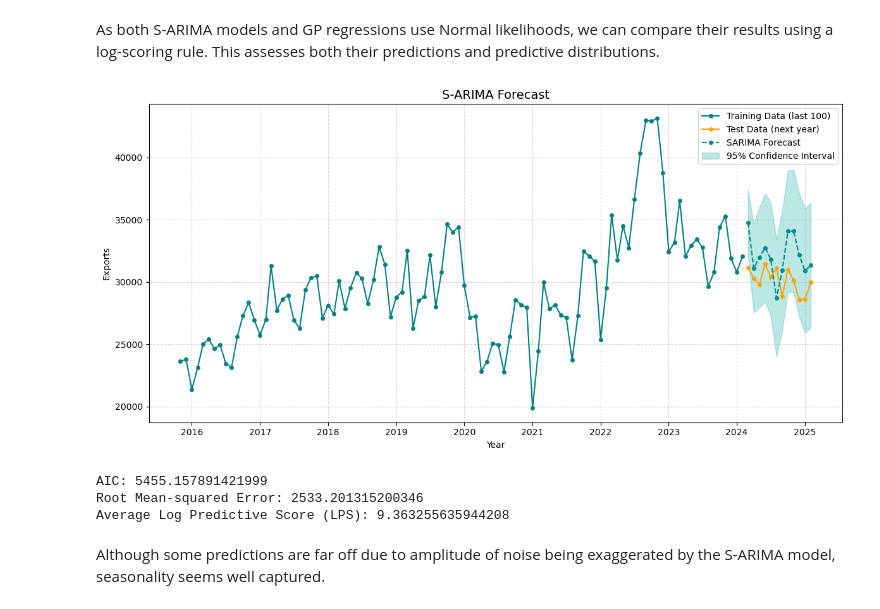
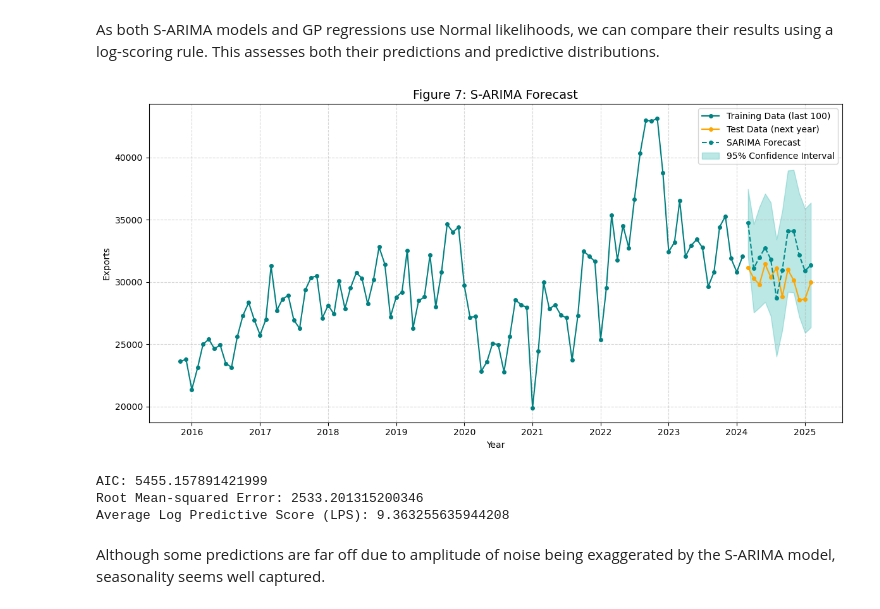
Before and after one commit to charlieollerenshaw/st451-project, a Jupyter notebook: tradebalanceregression.ipynb, the cells around one changed output. Saved outputs shown, nothing was run; the diff lists cells and outputs as text; code cells hidden in the pictures.

```diff
--- a/tradebalanceregression.ipynb
+++ b/tradebalanceregression.ipynb
@@ -288,35 +288,35 @@ plt.plot(X_train_last50, Y_train_last50, color='teal',marker='o', markersize=4,
 plt.plot(X_test, Y_test, 'o-', color='Orange',markersize=4, label='Test Data (next year)')
 plt.plot(X_test, forecast_mean, 'o--',markersize=4, color='darkcyan', label='SARIMA Forecast')
 plt.fill_between(X_test,
                  conf_int.iloc[:, 0],
                  conf_int.iloc[:, 1],
                  color='lightseagreen',
                  alpha=0.3,
                  label='95% Confidence Interval')
 
 # Formatting
-plt.title('S-ARIMA Forecast', fontsize=14)
+plt.title('Figure 7: S-ARIMA Forecast', fontsize=14)
 plt.xlabel('Year')
 plt.ylabel('Exports')
 plt.legend()
 plt.grid(True, linestyle='--', alpha=0.5)
 plt.tight_layout()
 plt.show()
 
 #AIC
 print('AIC:',model_sarima.aic)
 
 # RMSE
 rmse = (np.mean((Y_test-forecast_mean)**2))**0.5
 print('Root Mean-squared Error:', rmse)
 
 # Log Score
 y_std = (conf_int.iloc[:, 1] - conf_int.iloc[:, 0]) / (2 * 1.96) # SEs from the CI width
 log_scores = log_score(Y_test, forecast_mean, y_std)
 average_log_score = np.mean(log_scores)
 print("Average Log Predictive Score (LPS):", average_log_score)
 # %% [output]
-[figure, old version]
+[figure, new version]
 AIC: 5455.157891421999
 Root Mean-squared Error: 2533.201315200346
 Average Log Predictive Score (LPS): 9.363255635944208
```
Also changed, not shown: parts of 8 cells of this notebook, 1 other file.
